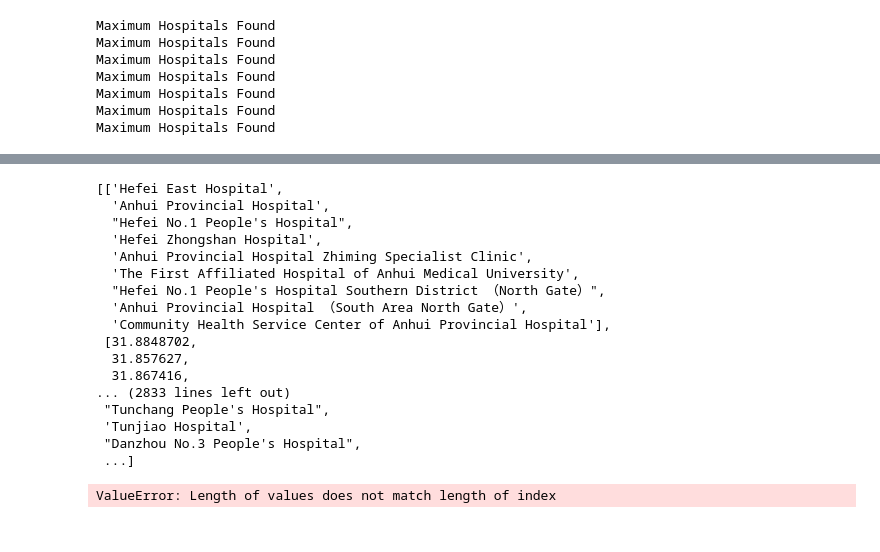
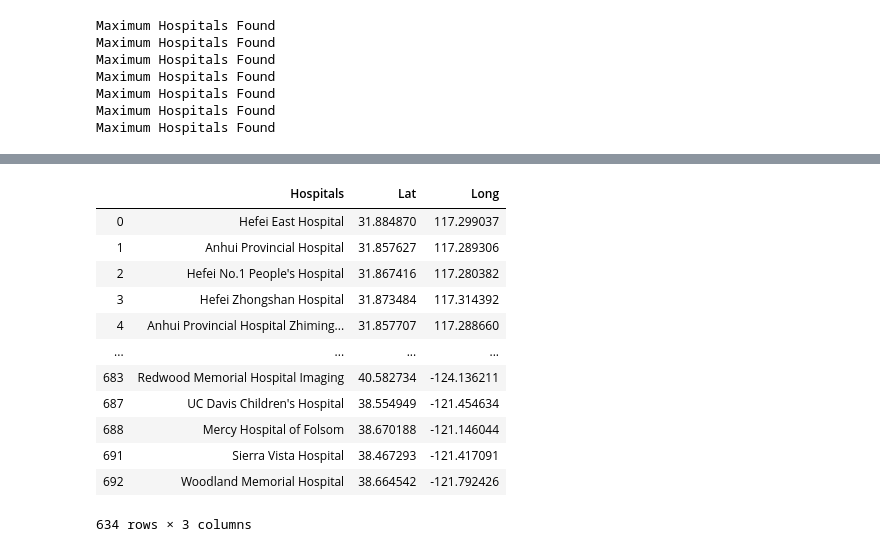
Before and after one commit to gce2/Project-1, a Jupyter notebook: Heatmap-Hospitals_WIP.ipynb, the cells around one changed output, grey strips where cells are left out. Drawn from its saved outputs; the diff is of its cells as text; code cells hidden in the pictures.

Commit message:
hospital heatmap overlays completed (02/23)

```diff
--- a/Heatmap-Hospitals_WIP.ipynb
+++ b/Heatmap-Hospitals_WIP.ipynb
@@ -88,7 +94,7 @@ fig
 # %% [output]
 [interactive output not drawn]
 # %%
-def get_hospitals(location, keyword="Hospital", radius=100000, ttype="hospital", key=gkey):
+def get_hospitals(location, keyword="Hospital", radius=250000, ttype="hospital", key=gkey):
     '''
     This function returns the first result of the search using the given parameters
 
@@ -169,33 +177,39 @@ hosp
 # %%
+#Assign variables to type of information pulled (names, latitude, longitude)
 hospital_names = [hosp[x][0] for x in range(0, len(hosp))]
-# flatten = lambda hosp: [item for sublist in hosp for item in sublist]
+hospital_lat = [hosp[x][1] for x in range(0, len(hosp))]
+hospital_long = [hosp[x][2] for x in range(0, len(hosp))]
-# %%
-flat_list_name = []
-for sublist in hospital_names:
-    for item in sublist:
-        flat_list.append(item)
-flat_list
-# %% [output]
-[['Hefei East Hospital',
-  'Anhui Provincial Hospital',
-  "Hefei No.1 People's Hospital",
-  'Hefei Zhongshan Hospital',
-  'Anhui Provincial Hospital Zhiming Specialist Clinic',
-  'The First Affiliated Hospital of Anhui Medical University',
-  "Hefei No.1 People's Hospital Southern District （North Gate）",
-  'Anhui Provincial Hospital （South Area North Gate）',
-  'Community Health Service Center of Anhui Provincial Hospital'],
- [31.8848702,
-  31.857627,
-  31.867416,
-... (2833 lines left out)
- "Tunchang People's Hospital",
- 'Tunjiao Hospital',
- "Danzhou No.3 People's Hospital",
- ...]
-# %%
-hospitals_df = pd.DataFrame([["Hospitals", "Lat", "Long"]])
-hospitals_df.columns = hospitals_df.iloc[0]
-hospitals_df["Hospitals"] = [hosp[x][0] for x in range(0, len(hosp))]
-# %% [output]
-ValueError: Length of values does not match length of index
+# %%
+flat_list_name = []
+for sublist in hospital_names:
+    for item in sublist:
+        flat_list_name.append(item)
+flat_list_lat = []
+for sublist in hospital_lat:
+    for item in sublist:
+        flat_list_lat.append(item)
+flat_list_long = []
+for sublist in hospital_long:
+    for item in sublist:
+        flat_list_long.append(item)
+# %%
+hospitals_df = pd.DataFrame([])
+hospitals_df["Hospitals"] = flat_list_name
+hospitals_df["Lat"] = flat_list_lat
+hospitals_df["Long"] = flat_list_long
+hospitals_df = hospitals_df.drop_duplicates("Hospitals")
+hospitals_df
+# %% [output]
+|  | Hospitals | Lat | Long |
+| 0 | Hefei East Hospital | 31.884870 | 117.299037 |
+| 1 | Anhui Provincial Hospital | 31.857627 | 117.289306 |
+| 2 | Hefei No.1 People's Hospital | 31.867416 | 117.280382 |
+| 3 | Hefei Zhongshan Hospital | 31.873484 | 117.314392 |
+| 4 | Anhui Provincial Hospital Zhiming... | 31.857707 | 117.288660 |
+| ... | ... | ... | ... |
+| 683 | Redwood Memorial Hospital Imaging | 40.582734 | -124.136211 |
+| 687 | UC Davis Children's Hospital | 38.554949 | -121.454634 |
+| 688 | Mercy Hospital of Folsom | 38.670188 | -121.146044 |
+| 691 | Sierra Vista Hospital | 38.467293 | -121.417091 |
+| 692 | Woodland Memorial Hospital | 38.664542 | -121.792426 |
+634 rows × 3 columns
```
Also changed, not shown: parts of 14 cells of this notebook, 6 other files.
